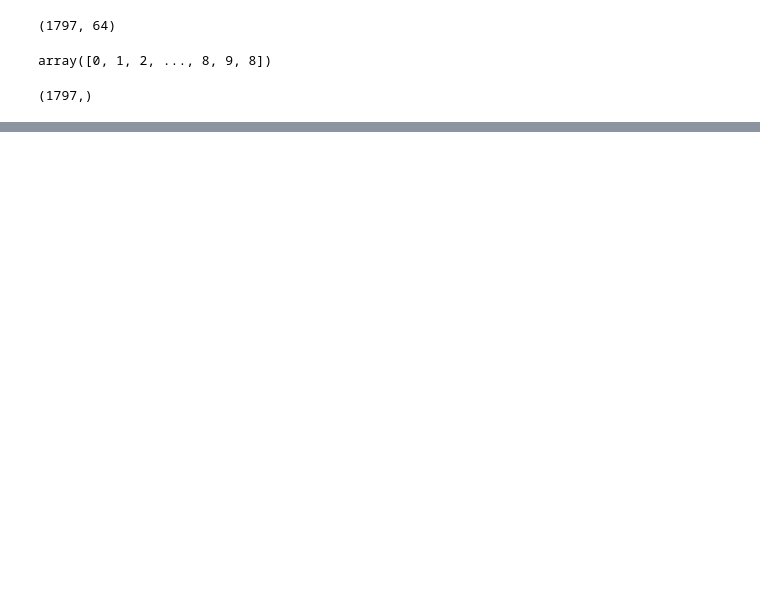
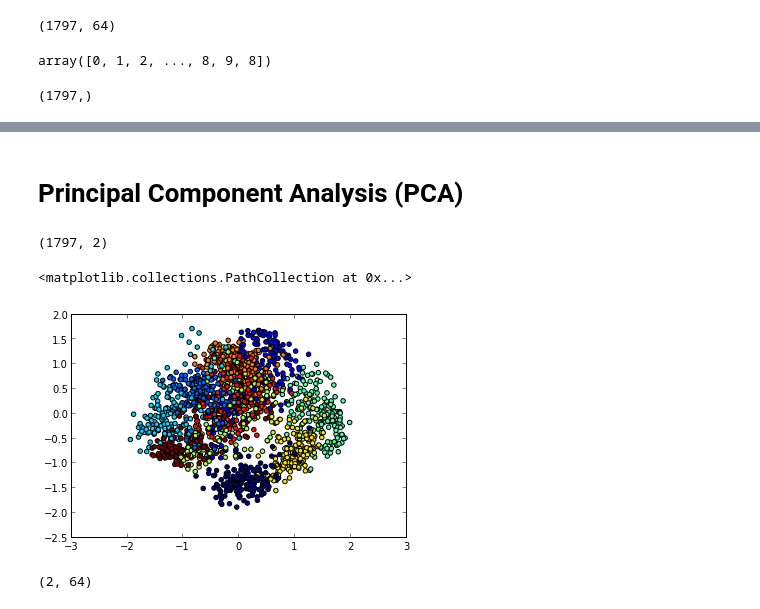
Before and after one commit to amueller/sklearn_tutorial, a Jupyter notebook: presentation.ipynb, the cells around one changed output, grey strips where cells are left out. Cells and saved outputs as stored; diff of their text form; code cells hidden in the pictures; blank space fills up the shorter version.

```diff
--- a/presentation.ipynb
+++ b/presentation.ipynb
@@ -88,0 +122,21 @@ y.shape
+# %% [markdown]
+Principal Component Analysis (PCA)
+====================================
+# %%
+from sklearn.decomposition import RandomizedPCA
+pca = RandomizedPCA(n_components=2)
+# %%
+pca.fit(X)
+X_pca = pca.transform(X)
+X_pca.shape
+# %% [output]
+(1797, 2)
+# %%
+plt.scatter(X_pca[:, 0], X_pca[:, 1], c=y)
+# %% [output]
+<matplotlib.collections.PathCollection at 0x...>
+[figure, added]
+# %%
+pca.components_.shape
+# %% [output]
+(2, 64)
```
Also changed, not shown: parts of 35 cells of this notebook, 1 other file.
